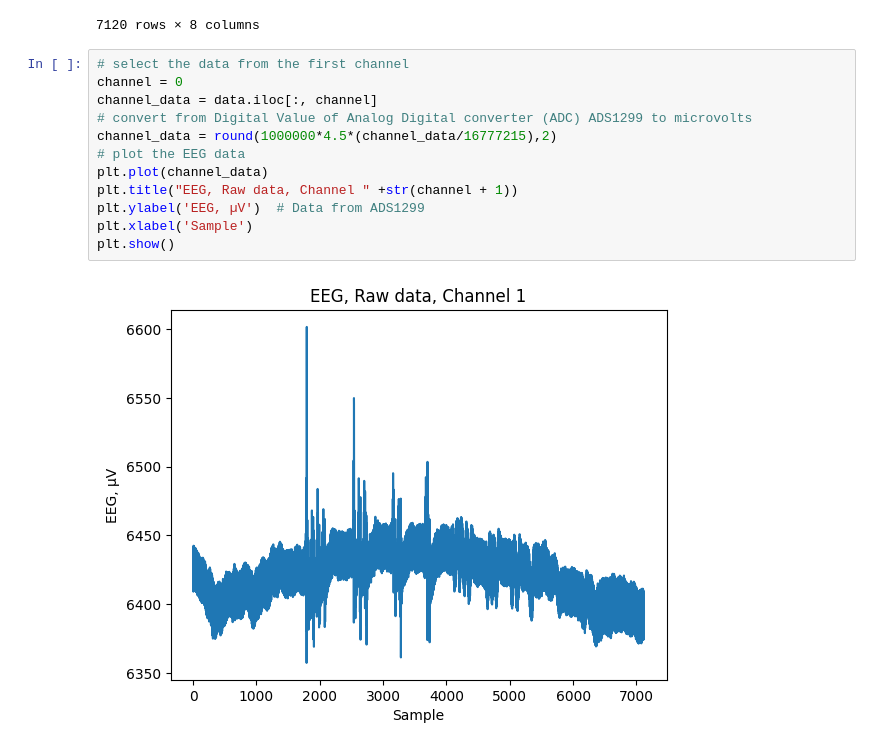
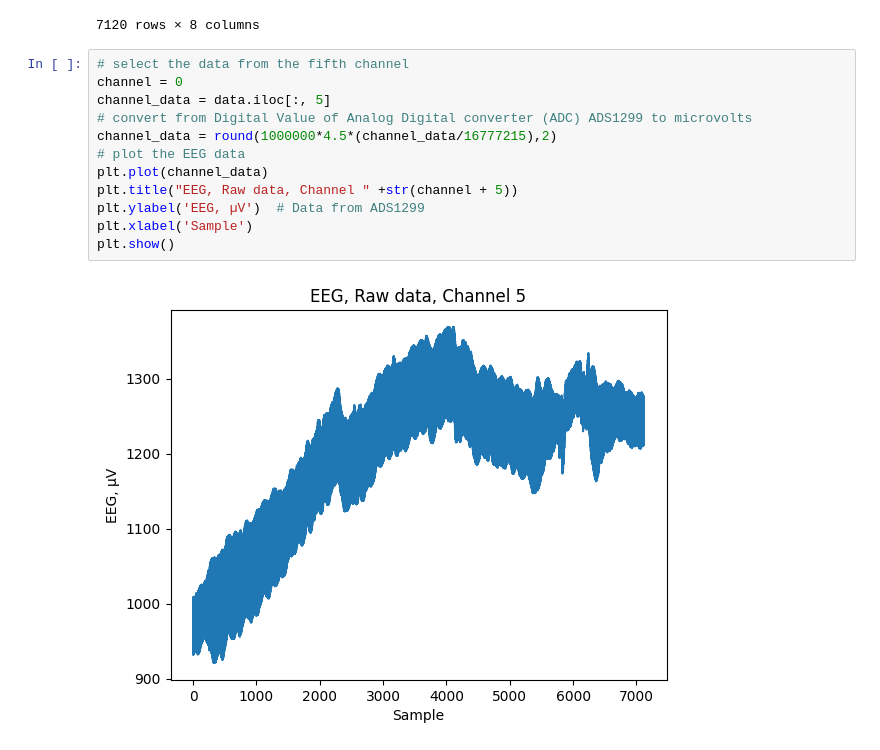
Before and after one commit to nargesyaghoubi/NeuroSignal, a Jupyter notebook: Band-pass-filter.ipynb, the cells around one changed output. Drawn from its saved outputs; the diff is of its cells as text.

```diff
--- a/Band-pass-filter.ipynb
+++ b/Band-pass-filter.ipynb
@@ -38,16 +38,16 @@ data
 | 7119 | 23841.3 | 3830.5 | 37514.9 | 37800.0 | 11130.5 | 4623.2 | 31560.6 | 47139.6 |
 7120 rows × 8 columns
 # %%
-# select the data from the first channel
+# select the data from the fifth channel
 channel = 0
-channel_data = data.iloc[:, channel]
+channel_data = data.iloc[:, 5]
 # convert from Digital Value of Analog Digital converter (ADC) ADS1299 to microvolts
 channel_data = round(1000000*4.5*(channel_data/16777215),2)
 # plot the EEG data
 plt.plot(channel_data)
-plt.title("EEG, Raw data, Channel " +str(channel + 1))
+plt.title("EEG, Raw data, Channel " +str(channel + 5))
 plt.ylabel('EEG, µV')  # Data from ADS1299
 plt.xlabel('Sample')
 plt.show()
 # %% [output]
-[figure, old version]
+[figure, new version]
```
Also changed, not shown: parts of 2 cells of this notebook.
